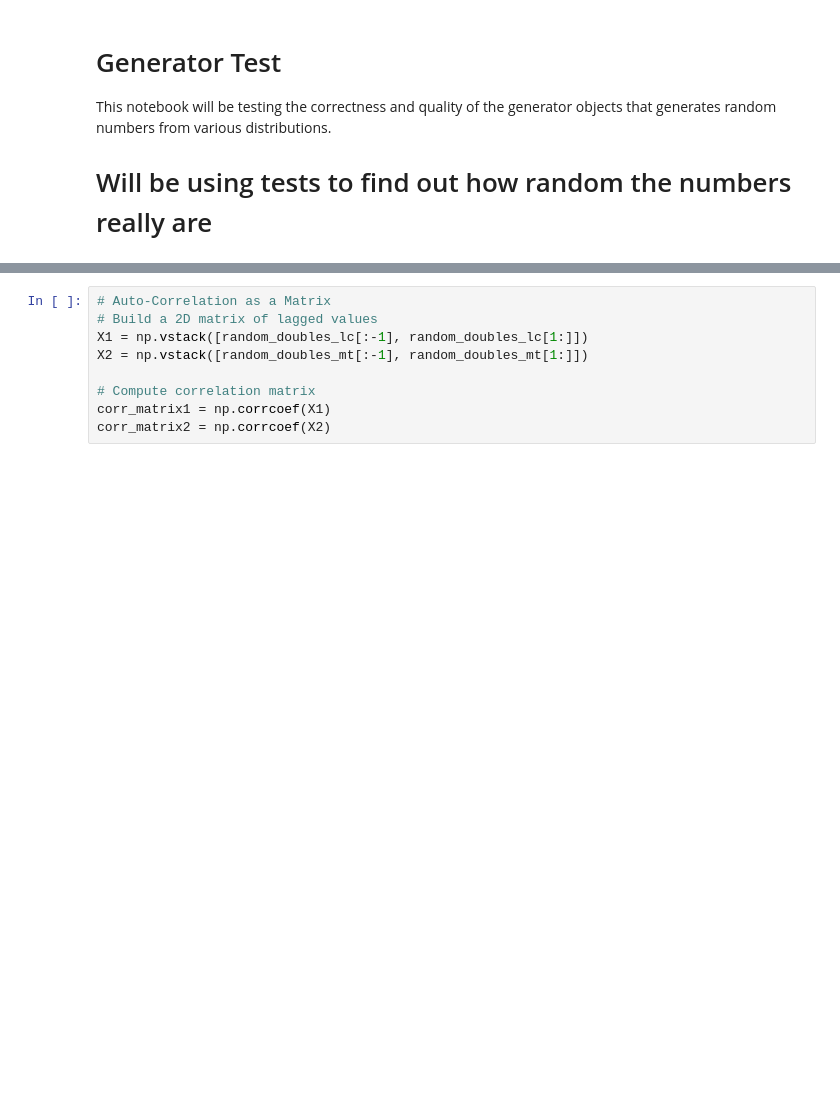
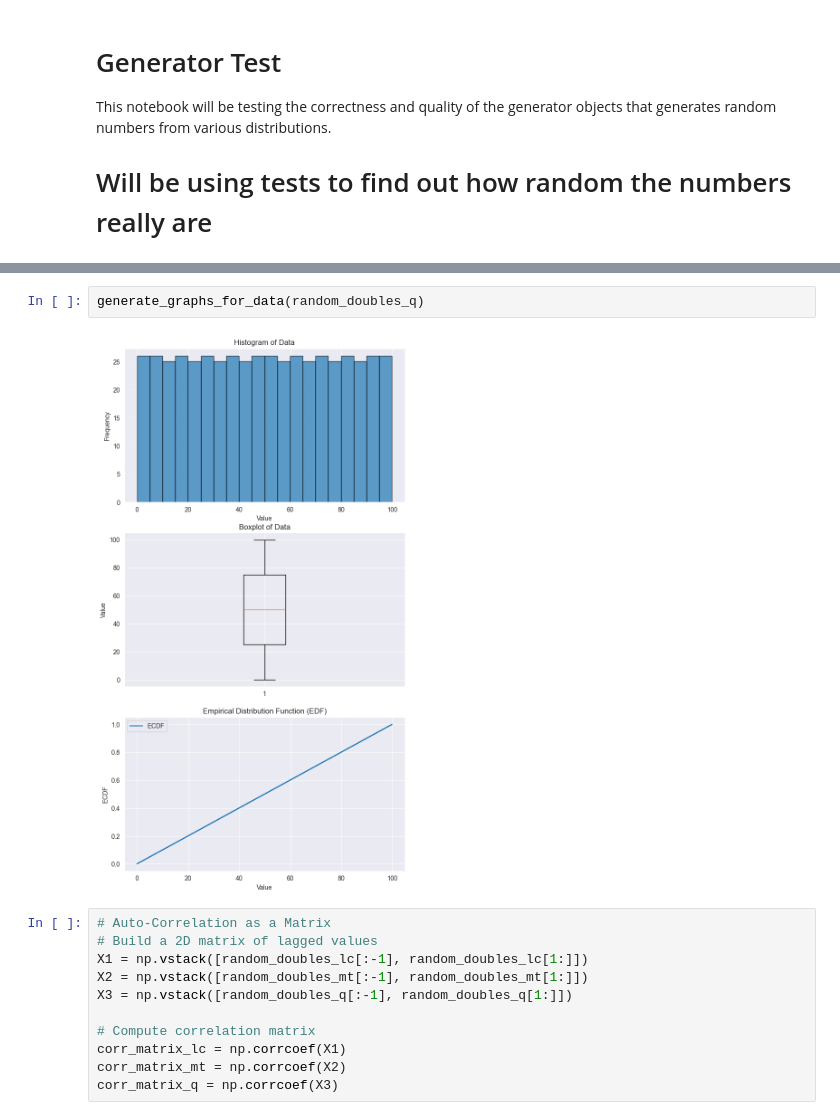
Before and after one commit to jakubjanak2004/probability-and-stats, a Jupyter notebook: generator_analysis.ipynb, the cells around one changed output, grey strips where cells are left out. Cells and saved outputs as stored; diff of their text form; blank space fills up the shorter version.

```diff
--- a/generator_analysis.ipynb
+++ b/generator_analysis.ipynb
@@ -32,11 +38,17 @@ generate_graphs_for_data(random_doubles_mt)
+# %%
+generate_graphs_for_data(random_doubles_q)
+# %% [output]
+[figure, added]
 # %%
 # Auto-Correlation as a Matrix
 # Build a 2D matrix of lagged values
 X1 = np.vstack([random_doubles_lc[:-1], random_doubles_lc[1:]])
 X2 = np.vstack([random_doubles_mt[:-1], random_doubles_mt[1:]])
+X3 = np.vstack([random_doubles_q[:-1], random_doubles_q[1:]])
 
 # Compute correlation matrix
-corr_matrix1 = np.corrcoef(X1)
-corr_matrix2 = np.corrcoef(X2)
+corr_matrix_lc = np.corrcoef(X1)
+corr_matrix_mt = np.corrcoef(X2)
+corr_matrix_q = np.corrcoef(X3)
 # %%
 # Plot as heatmap
```
Also changed, not shown: parts of 8 cells of this notebook.
